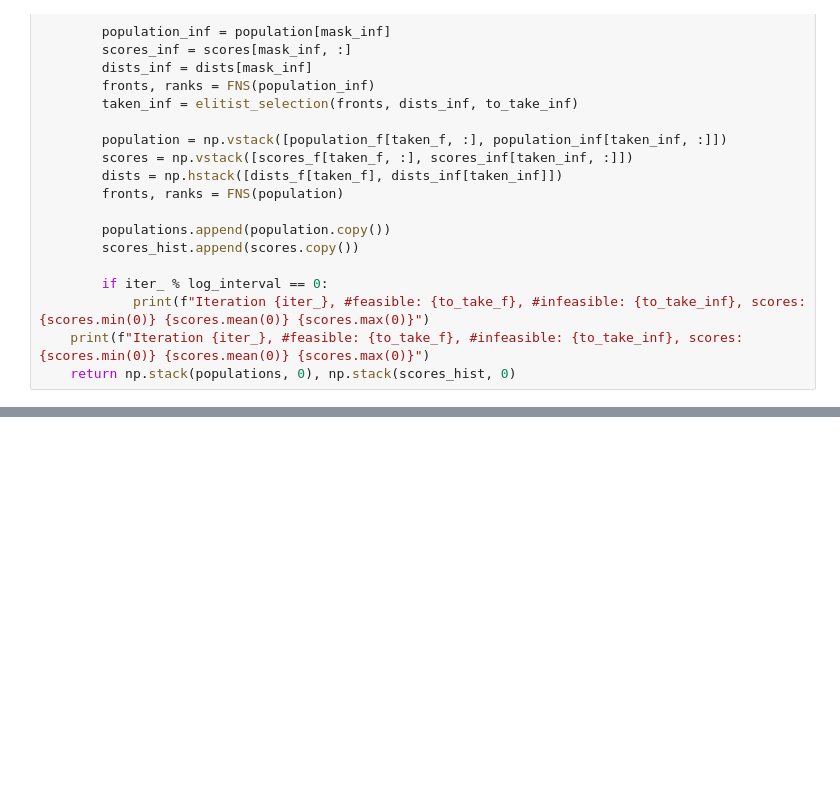
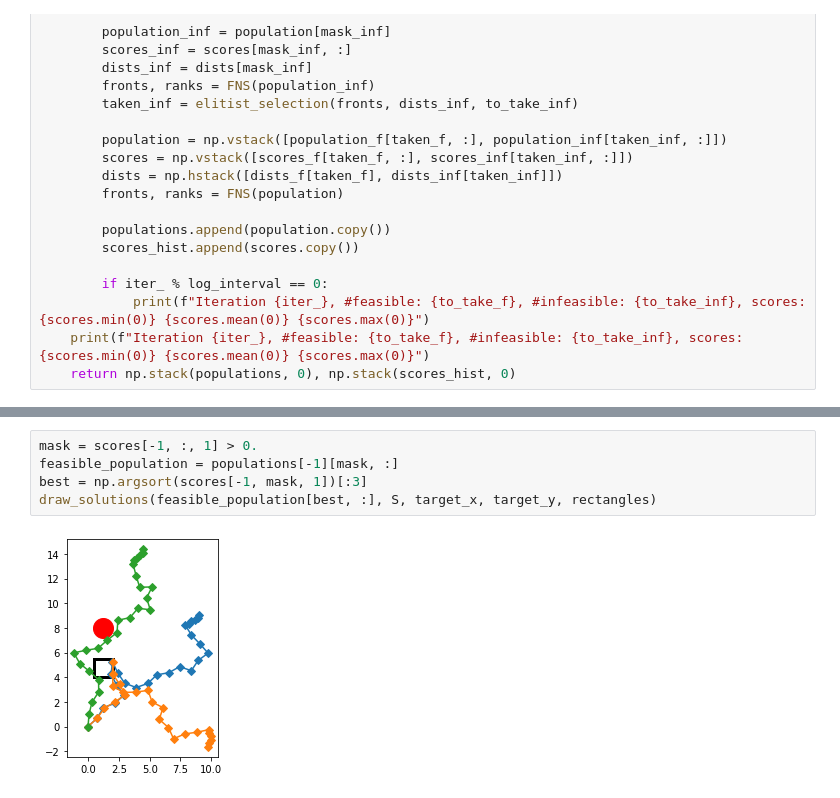
Before and after one commit to JaworWr/Dynamic-inverse-kinematics, a Jupyter notebook: First_experiment.ipynb, the cells around one changed output, grey strips where cells are left out. Drawn from its saved outputs; the diff is of its cells as text; blank space fills up the shorter version.

```diff
--- a/First_experiment.ipynb
+++ b/First_experiment.ipynb
@@ -345,0 +359,7 @@ draw_solutions(feasible_population[best, :], S, target_x, target_y, rectangles)
+# %%
+mask = scores[-1, :, 1] > 0.
+feasible_population = populations[-1][mask, :]
+best = np.argsort(scores[-1, mask, 1])[:3]
+draw_solutions(feasible_population[best, :], S, target_x, target_y, rectangles)
+# %% [output]
+[figure, added]
```
Also changed, not shown: parts of 6 cells of this notebook.
